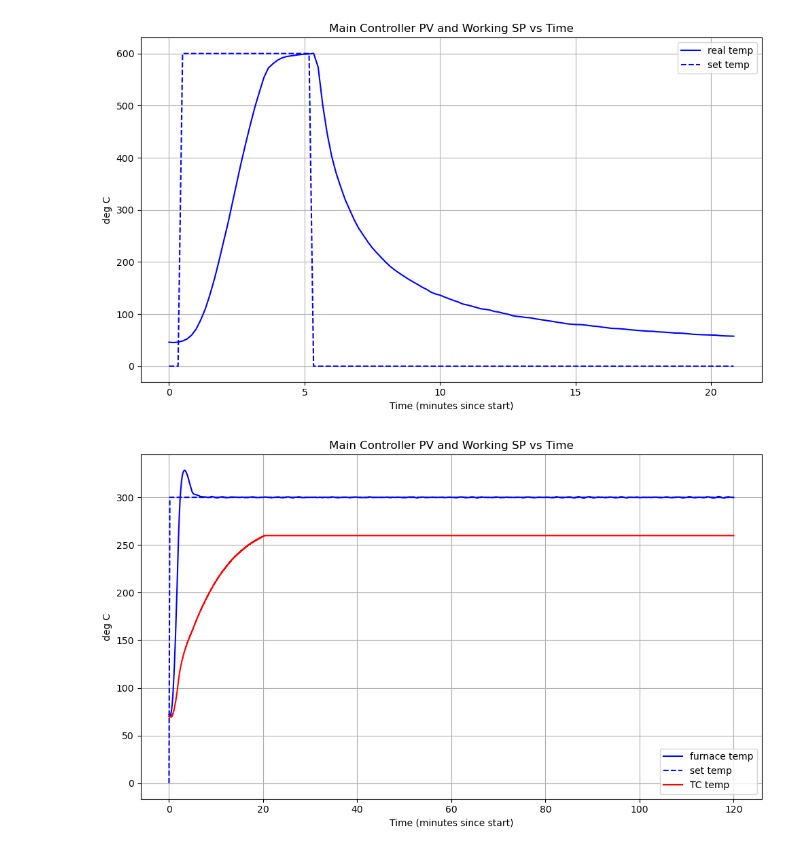
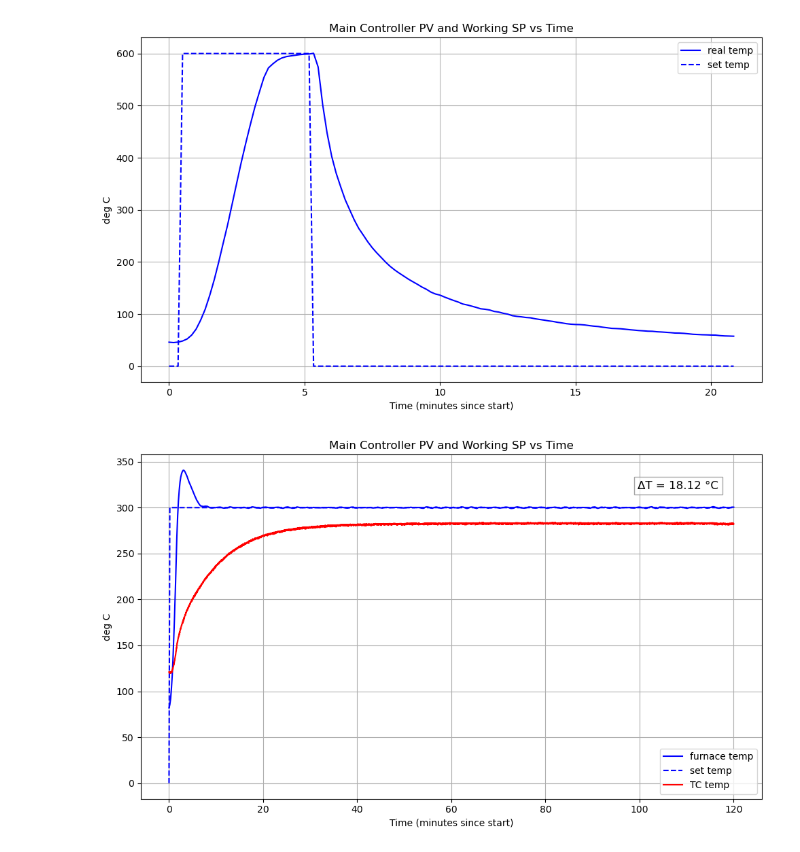
Before and after one commit to WeaverC20/SHIELDDataProcessing, a Jupyter notebook: PlotFurnaceData.ipynb, the cells around one changed output. Cells and saved outputs as stored; diff of their text form; code cells hidden in the pictures.

Commit message:
plot furnace data script

```diff
--- a/PlotFurnaceData.ipynb
+++ b/PlotFurnaceData.ipynb
@@ -8,12 +8,16 @@ from ShieldRunProcessing import *
 run1 = 'Data/Log104092025184240.csv'
 run2 = 'Data/LOG204092025184240.csv'
 run3 = 'Data/LOG304092025193841.csv'
-run4 = 'Data/TCCOMP10272025194016.csv'
+run4 = 'Data/TCCOMP410292025182243.csv'
+run5 = 'Data/TCCOMP510292025205116.csv'
+run6 = 'Data/TCCOMP610292025153922.csv'
 
 df1 = pd.read_csv(run1, skiprows=1)
 df2 = pd.read_csv(run2, skiprows=1)
 df3 = pd.read_csv(run3, skiprows=1)
 df4 = pd.read_csv(run4, skiprows=1)
+df5 = pd.read_csv(run5, skiprows=1)
+df6 = pd.read_csv(run6, skiprows=1)
 # %%
 def seconds_to_mins(df):
     # Convert times to minutes since first timestamp
@@ -66,31 +74,59 @@ plt.show()
 [figure]
 # %%
 
-data_path = '/Users/colinweaver/Documents/PTTEP/Results/10.27/run_4_15h51'
+data_path1 = '/Users/colinweaver/Documents/PTTEP/Results/10.29/run_7_14h33'
+data_path2 = '/Users/colinweaver/Documents/PTTEP/Results/10.29/run_9_17h03'
+data_path3 = '/Users/colinweaver/Documents/PTTEP/Results/10.29/run_5_11h49'
 
 # Load data
-t_TC4, df_TC4 = load_TC_data(data_path + "/thermocouple_data.csv")
-# print(list(df_TC4.columns))
+t_TC4, df_TC4 = load_TC_data(data_path1 + "/thermocouple_data.csv")
+t_TC5, df_TC5 = load_TC_data(data_path2 + "/thermocouple_data.csv")
+t_TC6, df_TC6 = load_TC_data(data_path3 + "/thermocouple_data.csv")
+
 TC_voltage_mV4 = df_TC4["type_K_thermocouple_Voltage_mV"].to_numpy(dtype=float)
 TC_temp_C4 = voltage_to_temp_typeK(TC_voltage_mV4)
 
-# print(time_minutes4[-1])
+TC_voltage_mV5 = df_TC5["type_K_thermocouple_Voltage_mV"].to_numpy(dtype=float)
+TC_temp_C5 = voltage_to_temp_typeK(TC_voltage_mV5)
+
+TC_voltage_mV6 = df_TC6["type_K_thermocouple_Voltage_mV"].to_numpy(dtype=float)
+TC_temp_C6 = voltage_to_temp_typeK(TC_voltage_mV6)
+
 idx = np.searchsorted(t_TC4, time_minutes4.iloc[-1]*60, side='right')
 t_TC4 = t_TC4[:idx]
 TC_temp_C4 = TC_temp_C4[:idx]
+
+idx = np.searchsorted(t_TC5, time_minutes5.iloc[-1]*60, side='right')
+t_TC5 = t_TC5[:idx]
+TC_temp_C5 = TC_temp_C5[:idx]
+
+idx = np.searchsorted(t_TC6, time_minutes6.iloc[-1]*60, side='right')
+t_TC6 = t_TC6[:idx]
+TC_temp_C6 = TC_temp_C6[:idx]
 # %%
 # Plot
 plt.figure(figsize=(10, 6))
 plt.plot(time_minutes4, df4['Main_Controller_PV'], color='blue', linestyle='-', label='furnace temp')
 plt.plot(time_minutes4, df4['Main_Controller_Working_SP'], color='blue', linestyle='--', label='set temp')
 plt.plot(t_TC4/60, TC_temp_C4, color='red', linestyle='-', label='TC temp')
 
+delta_T = abs(np.mean(TC_temp_C4[int(len(TC_temp_C4)/4):]) - df4['Main_Controller_PV'].iloc[-1])
+
+plt.text(
+    0.80, 0.9,
+    f"ΔT = {delta_T:.2f} °C",
+    transform=plt.gca().transAxes,
+    fontsize=12,
+    color='black',
+    bbox=dict(facecolor='white', alpha=0.7, edgecolor='gray')
+)
+
 plt.xlabel('Time (minutes since start)')
 plt.ylabel('deg C')
 plt.title('Main Controller PV and Working SP vs Time')
-plt.legend()
+plt.legend(loc="lower right")
 plt.grid(True)
 plt.tight_layout()
 plt.show()
 # %% [output]
-[figure, old version]
+[figure, new version]
```
Also changed, not shown: parts of 3 cells of this notebook, 7 other files.
